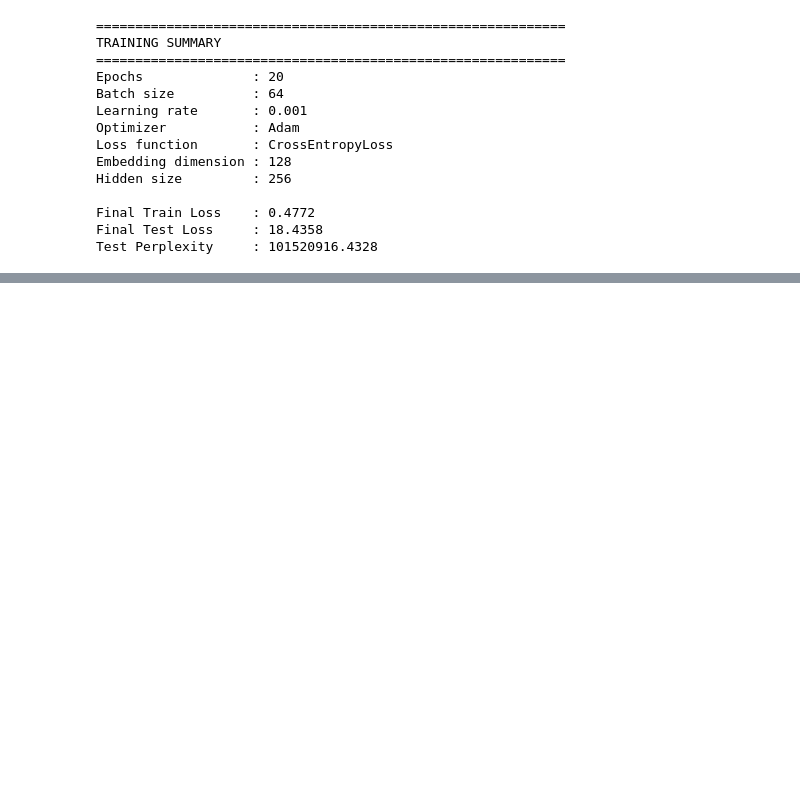
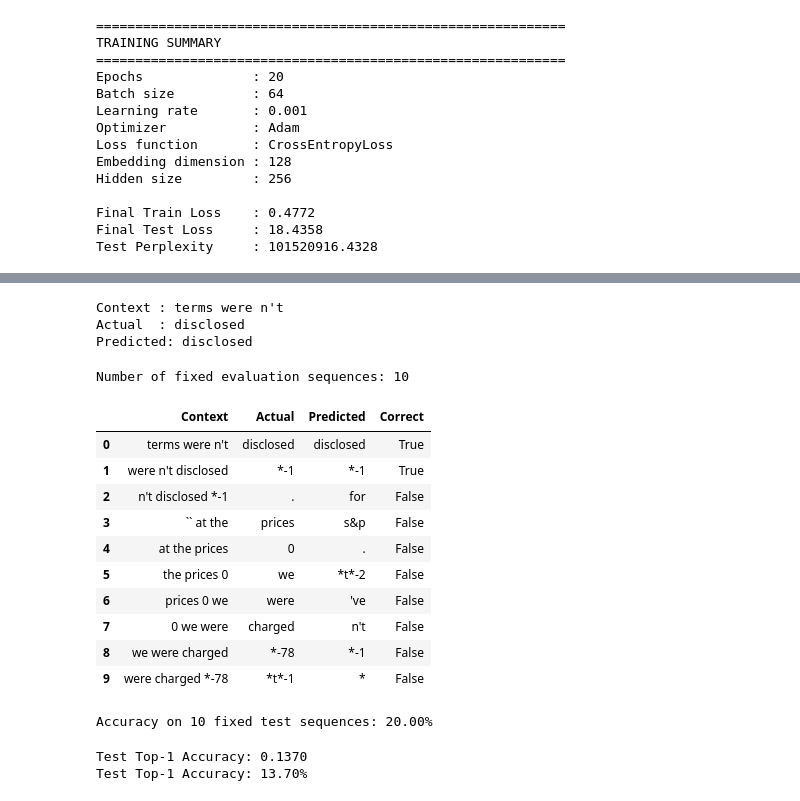
Before and after one commit to Gagan47raj/neural-language-model-next-word-prediction, a Jupyter notebook: Group67_PennTreebank.ipynb, the cells around one changed output, grey strips where cells are left out. Saved outputs shown, nothing was run; the diff lists cells and outputs as text; code cells hidden in the pictures; blank space fills up the shorter version.

```diff
--- a/Group67_PennTreebank.ipynb
+++ b/Group67_PennTreebank.ipynb
@@ -1222,0 +1297,6 @@ Test Perplexity     : 101520916.4328
+# %%
+test_context = [
+    word for word in test_sentences[0][:3]
+]
+
+print("Test context:", test_context)
@@ -1222,0 +1336,10 @@ Test Perplexity     : 101520916.4328
+# %%
+actual_word = test_sentences[0][3]
+
+print("Context :", " ".join(test_context))
+print("Actual  :", actual_word)
+print("Predicted:", predicted_word)
+# %% [output]
+Context : terms were n't
+Actual  : disclosed
+Predicted: disclosed
@@ -1222,0 +1375,7 @@ Test Perplexity     : 101520916.4328
+# %%
+print(
+    "Number of fixed evaluation sequences:",
+    len(evaluation_sequences)
+)
+# %% [output]
+Number of fixed evaluation sequences: 10
@@ -1222,0 +1402,29 @@ Test Perplexity     : 101520916.4328
+# %%
+prediction_df = pd.DataFrame(
+    prediction_results
+)
+
+prediction_df
+# %% [output]
+|  | Context | Actual | Predicted | Correct |
+| 0 | terms were n't | disclosed | disclosed | True |
+| 1 | were n't disclosed | *-1 | *-1 | True |
+| 2 | n't disclosed *-1 | . | for | False |
+| 3 | `` at the | prices | s&p | False |
+| 4 | at the prices | 0 | . | False |
+| 5 | the prices 0 | we | *t*-2 | False |
+| 6 | prices 0 we | were | 've | False |
+| 7 | 0 we were | charged | n't | False |
+| 8 | we were charged | *-78 | *-1 | False |
+| 9 | were charged *-78 | *t*-1 | * | False |
+# %%
+accuracy_10 = (
+    prediction_df["Correct"].mean()
+)
+
+print(
+    f"Accuracy on 10 fixed test sequences: "
+    f"{accuracy_10:.2%}"
+)
+# %% [output]
+Accuracy on 10 fixed test sequences: 20.00%
@@ -1222,0 +1466,19 @@ Test Perplexity     : 101520916.4328
+# %%
+test_accuracy = evaluate_accuracy(
+    model,
+    test_loader,
+    device
+)
+
+print(
+    f"Test Top-1 Accuracy: "
+    f"{test_accuracy:.4f}"
+)
+
+print(
+    f"Test Top-1 Accuracy: "
+    f"{test_accuracy:.2%}"
+)
+# %% [output]
+Test Top-1 Accuracy: 0.1370
+Test Top-1 Accuracy: 13.70%
```
Also changed, not shown: parts of 13 cells of this notebook.
